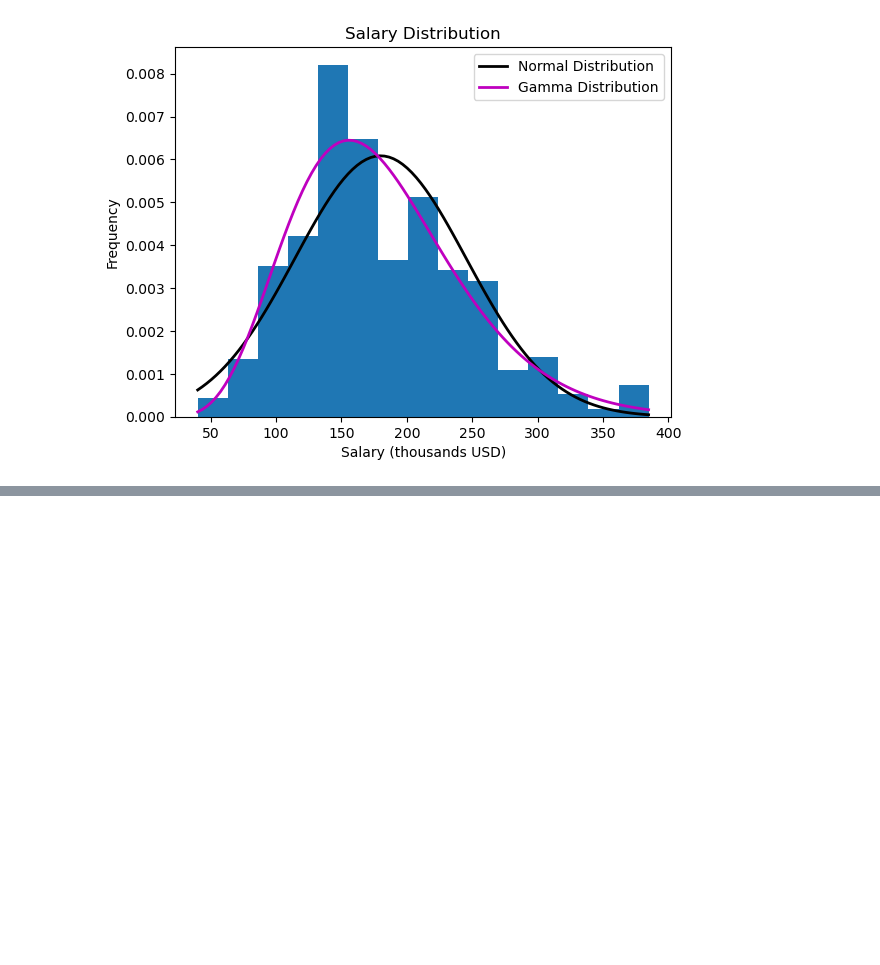
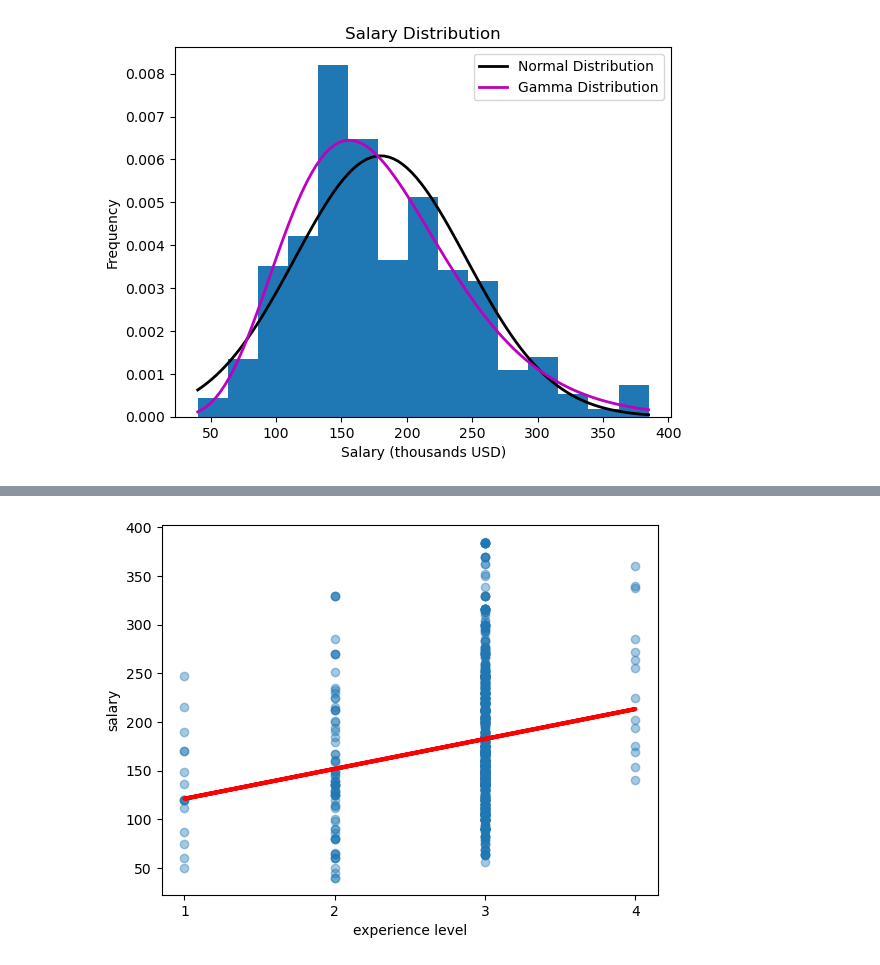
Before and after one commit to VadimST04/Math-Statistics-University, a Jupyter notebook: Math Statistics Project/Project.ipynb, the cells around one changed output, grey strips where cells are left out. Drawn from its saved outputs; the diff is of its cells as text; code cells hidden in the pictures; blank space fills up the shorter version.

```diff
--- a/Math Statistics Project/Project.ipynb
+++ b/Math Statistics Project/Project.ipynb
@@ -90,0 +119,16 @@ plt.show()
+# %%
+plt.scatter(new_df.experience_level, new_df.salary, alpha=0.4)
+plt.xlabel('experience level')
+plt.ylabel('salary')
+plt.xticks([1, 2, 3, 4])
+
+model = LinearRegression()
+X = pd.DataFrame(new_df.experience_level)
+Y = pd.DataFrame(new_df.salary)
+model.fit(X, Y)
+
+plt.plot(X, model.predict(X), color='red', linewidth=3)
+
+plt.show()
+# %% [output]
+[figure, added]
```
Also changed, not shown: parts of 7 cells of this notebook, 2 other files.
